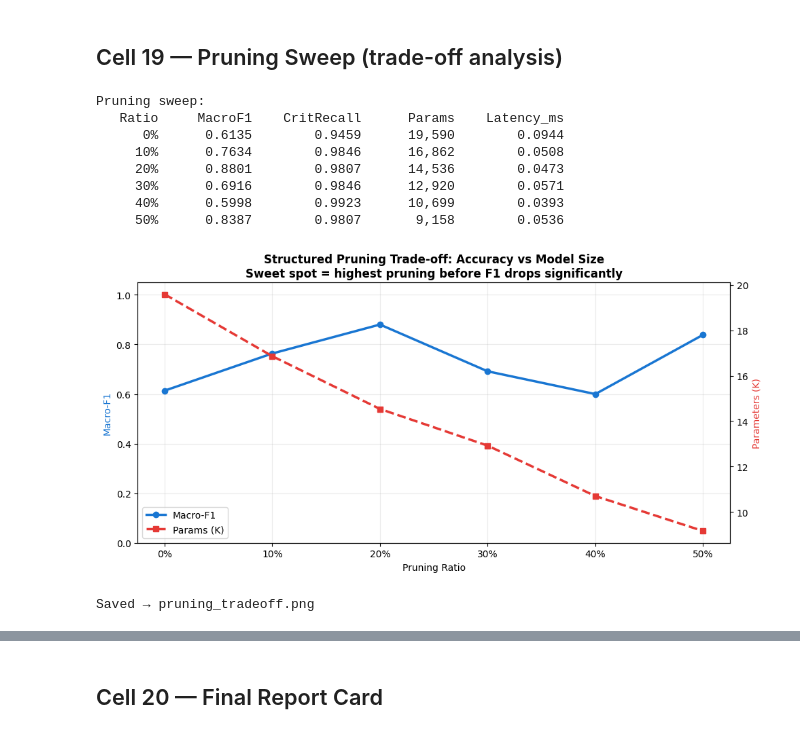
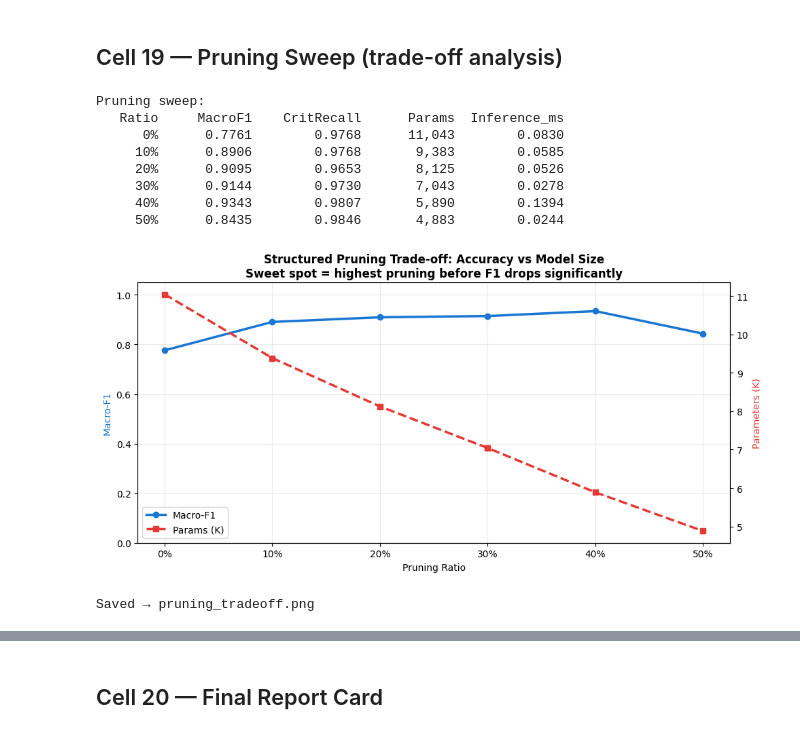
Before and after one commit to sejalbharadia/ENDG-511---Alarm-Prioritization-, a Jupyter notebook: notebooks/ENDG511_fixed.ipynb, the cells around one changed output, grey strips where cells are left out. Cells and saved outputs as stored; diff of their text form; code cells hidden in the pictures.

```diff
--- a/notebooks/ENDG511_fixed.ipynb
+++ b/notebooks/ENDG511_fixed.ipynb
@@ -463,7 +492,7 @@ def evaluate_model(model, loader, device=DEVICE):
     with torch.no_grad():
         for x, y in loader:
             x = x.to(device)
-            _, final_out = model(x)          # always use final output
+            final_out = model(x)
             preds = torch.argmax(final_out, dim=1)
             y_true.extend(y.numpy())
             y_pred.extend(preds.cpu().numpy())
@@ -478,7 +507,7 @@ def evaluate_model(model, loader, device=DEVICE):
     return cm, acc, f1, critical_recall
 
 
-def early_exit_evaluate(model, loader, threshold=0.8, device=DEVICE):
+def early_exit_evaluate(model, loader, threshold=0.6, device=DEVICE):
     """FIX: actually use the exit branch during inference.
     Tracks how many samples exit early vs go to the full network.
     Returns (confusion_matrix, accuracy, macro_f1, critical_recall, early_exit_rate)
@@ -486,6 +515,7 @@ def early_exit_evaluate(model, loader, threshold=0.8, device=DEVICE):
     model.eval()
     y_true, y_pred = [], []
     early_exits = 0
+    CRITICAL_CLASS = 2
     total = 0
     with torch.no_grad():
         for x, y in loader:
@@ -496,7 +526,7 @@ def early_exit_evaluate(model, loader, threshold=0.8, device=DEVICE):
             # Per-sample decision: exit early if confident enough
             preds = torch.zeros(x.size(0), dtype=torch.long)
             for i in range(x.size(0)):
-                if conf[i].item() >= threshold:
+                if conf[i].item() >= threshold and torch.argmax(p1[i]).item() != CRITICAL_CLASS:
                     preds[i]    = torch.argmax(p1[i])
                     early_exits += 1
                 else:
@@ -516,15 +546,18 @@ def early_exit_evaluate(model, loader, threshold=0.8, device=DEVICE):
     return cm, acc, f1, critical_recall, early_exit_rate
 
 
-def measure_latency(model, loader, device=DEVICE):
-    """Measure average inference time per sample in ms."""
+def measure_Inference(model, loader, device=DEVICE):
+    """Average inference time per sample in milliseconds.
+    Measured across the full test set for statistical reliability.
+    """
     model.eval()
-    start = time.time()
+    times = []
     with torch.no_grad():
         for x, _ in loader:
-            model(x.to(device))
-    elapsed = time.time() - start
-    ms_per_sample = (elapsed / len(loader.dataset)) * 1000
-    return ms_per_sample
-
-print('Evaluation functions defined')
+            x = x.to(device)
+            start = time.perf_counter()   # perf_counter is more precise than time.time()
+            model(x)
+            end   = time.perf_counter()
+            # per-sample time in ms
+            times.append((end - start) / x.size(0) * 1000)
+    return np.mean(times)
@@ -716,7 +748,7 @@ prune_levels = [0.0, 0.1, 0.2, 0.3, 0.4, 0.5]
 prune_sweep  = []
 
 print('Pruning sweep:')
-print(f'{"Ratio":>8}  {"MacroF1":>10}  {"CritRecall":>12}  {"Params":>10}  {"Latency_ms":>12}')
+print(f'{"Ratio":>8}  {"MacroF1":>10}  {"CritRecall":>12}  {"Params":>10}  {"Inference_ms":>12}')
 
 for ratio in prune_levels:
     m = copy.deepcopy(baseline_model).to(DEVICE)
@@ -735,46 +767,46 @@ for ratio in prune_levels:
             m.train()
             for x, y in train_loader:
                 x, y = x.to(DEVICE), y.to(DEVICE)
-                e1, fn = m(x)
-                loss = crit_r(fn, y) + 0.3 * crit_r(e1, y)
+                fn = m(x)
+                loss = crit_r(fn, y)
                 opt_r.zero_grad(); loss.backward(); opt_r.step()
     n_params = sum(p.numel() for p in m.parameters())
     _, _, f1_p, cr_p = evaluate_model(m, test_loader)
-    lat_p = measure_latency(m, test_loader)
+    lat_p = measure_Inference(m, test_loader)
     prune_sweep.append({'ratio': ratio, 'f1': f1_p, 'critical_recall': cr_p,
-                        'params': n_params, 'latency_ms': lat_p})
+                        'params': n_params, 'Inference_ms': lat_p})
     print(f'{ratio:>8.0%}  {f1_p:>10.4f}  {cr_p:>12.4f}  {n_params:>10,}  {lat_p:>12.4f}')
 
 # Plot
 ratios    = [r['ratio']   for r in prune_sweep]
 pf1_vals  = [r['f1']      for r in prune_sweep]
 ppar_vals = [r['params']/1000 for r in prune_sweep]
 
 fig, ax1 = plt.subplots(figsize=(10, 5))
 ax2 = ax1.twinx()
 ax1.plot([f'{int(r*100)}%' for r in ratios], pf1_vals,   'o-',  color='#1976D2', linewidth=2.5, label='Macro-F1')
 ax2.plot([f'{int(r*100)}%' for r in ratios], ppar_vals,  's--', color='#E53935', linewidth=2.5, label='Params (K)')
 ax1.set_xlabel('Pruning Ratio')
 ax1.set_ylabel('Macro-F1',       color='#1976D2')
 ax2.set_ylabel('Parameters (K)', color='#E53935')
 ax1.set_ylim(0, 1.05)
 lines = ax1.get_lines() + ax2.get_lines()
 ax1.legend(lines, [l.get_label() for l in lines], loc='lower left')
 ax1.set_title('Structured Pruning Trade-off: Accuracy vs Model Size\nSweet spot = highest pruning before F1 drops significantly',
               fontweight='bold')
 ax1.grid(True, alpha=0.25)
 plt.tight_layout()
 plt.savefig('pruning_tradeoff.png', dpi=150, bbox_inches='tight')
 plt.show()
 print('Saved → pruning_tradeoff.png')
 # %% [output]
 Pruning sweep:
-   Ratio     MacroF1    CritRecall      Params    Latency_ms
-      0%      0.6135        0.9459      19,590        0.0944
-     10%      0.7634        0.9846      16,862        0.0508
-     20%      0.8801        0.9807      14,536        0.0473
-     30%      0.6916        0.9846      12,920        0.0571
-     40%      0.5998        0.9923      10,699        0.0393
-     50%      0.8387        0.9807       9,158        0.0536
+   Ratio     MacroF1    CritRecall      Params  Inference_ms
+      0%      0.7761        0.9768      11,043        0.0830
+     10%      0.8906        0.9768       9,383        0.0585
+     20%      0.9095        0.9653       8,125        0.0526
+     30%      0.9144        0.9730       7,043        0.0278
+     40%      0.9343        0.9807       5,890        0.1394
+     50%      0.8435        0.9846       4,883        0.0244
-[figure, old version]
+[figure, new version]
 Saved → pruning_tradeoff.png
```
Also changed, not shown: parts of 16 cells of this notebook.
